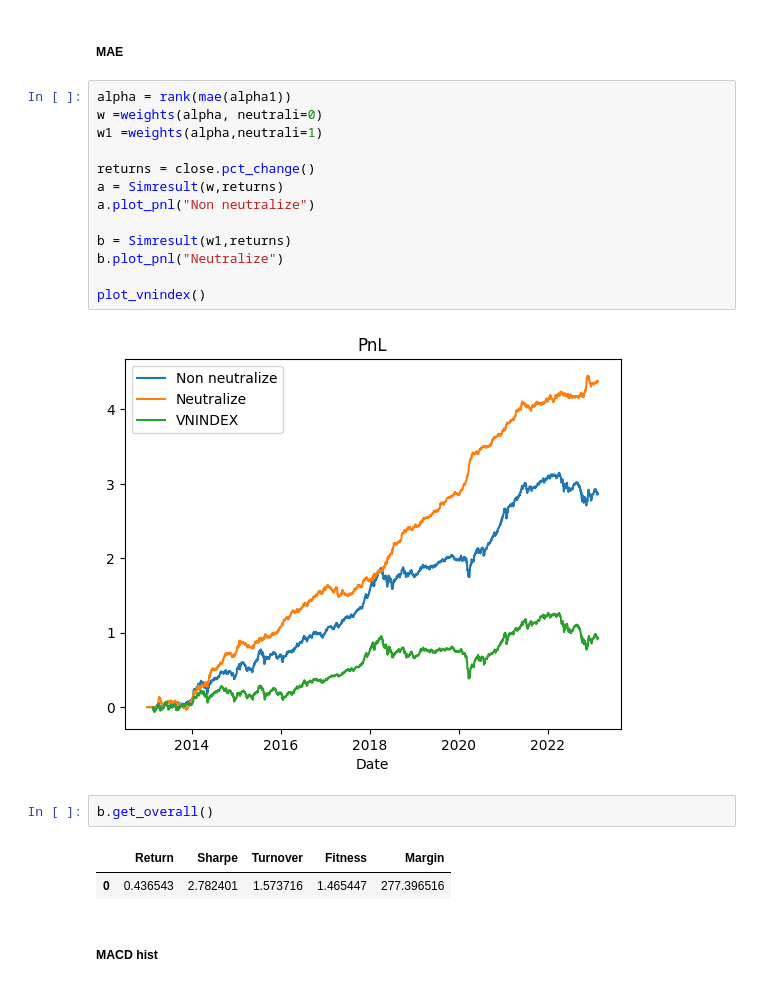
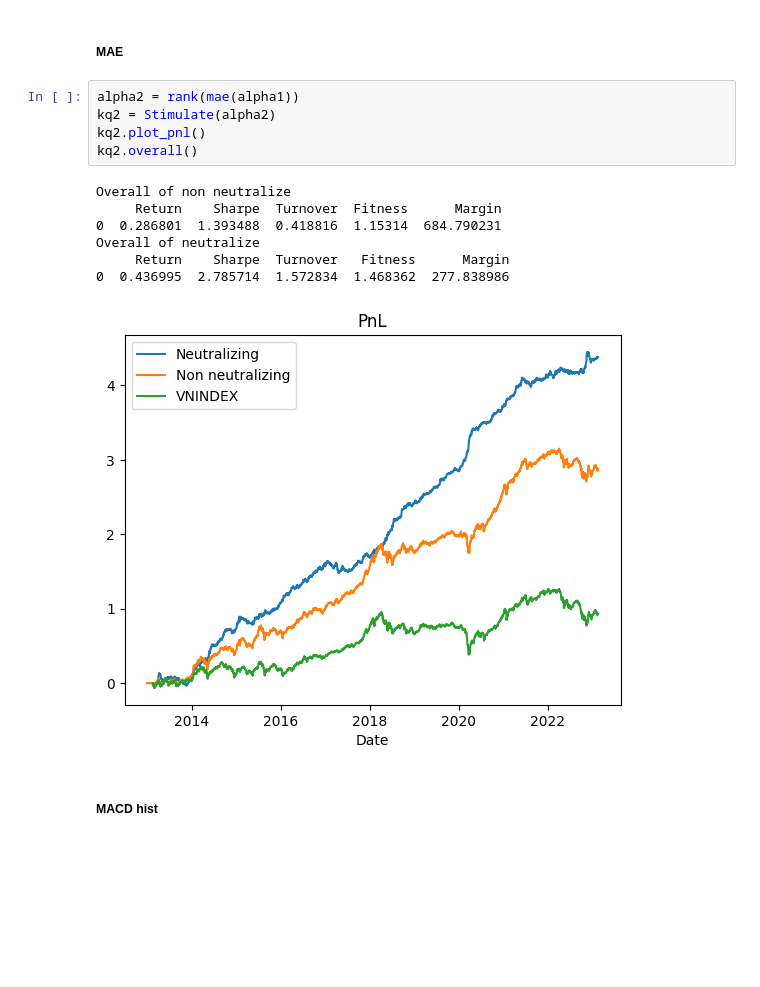
Before and after one commit to khanhtrinh2003/VN30-Strategy, a Jupyter notebook: main.ipynb, the cells around one changed output. Drawn from its saved outputs; the diff is of its cells as text; blank space fills up the shorter version.

```diff
--- a/main.ipynb
+++ b/main.ipynb
@@ -84,24 +77,17 @@ b.get_overall()
 # %% [markdown]
 ##### MAE
-# %%
-alpha = rank(mae(alpha1))
-w =weights(alpha, neutrali=0)
-w1 =weights(alpha,neutrali=1)
-
-returns = close.pct_change()
-a = Simresult(w,returns)
-a.plot_pnl("Non neutralize")
-
-b = Simresult(w1,returns)
-b.plot_pnl("Neutralize")
-
-plot_vnindex()
-# %% [output]
-[figure, removed]
-# %%
-b.get_overall()
-# %% [output]
-|  | Return | Sharpe | Turnover | Fitness | Margin |
-| 0 | 0.436543 | 2.782401 | 1.573716 | 1.465447 | 277.396516 |
+# %%
+alpha2 = rank(mae(alpha1))
+kq2 = Stimulate(alpha2)
+kq2.plot_pnl()
+kq2.overall()
+# %% [output]
+Overall of non neutralize
+     Return    Sharpe  Turnover  Fitness      Margin
+0  0.286801  1.393488  0.418816  1.15314  684.790231
+Overall of neutralize
+     Return    Sharpe  Turnover   Fitness      Margin
+0  0.436995  2.785714  1.572834  1.468362  277.838986
+[figure, added]
 # %% [markdown]
 ##### MACD hist
```
Also changed, not shown: parts of 13 cells of this notebook, 11 other files.
